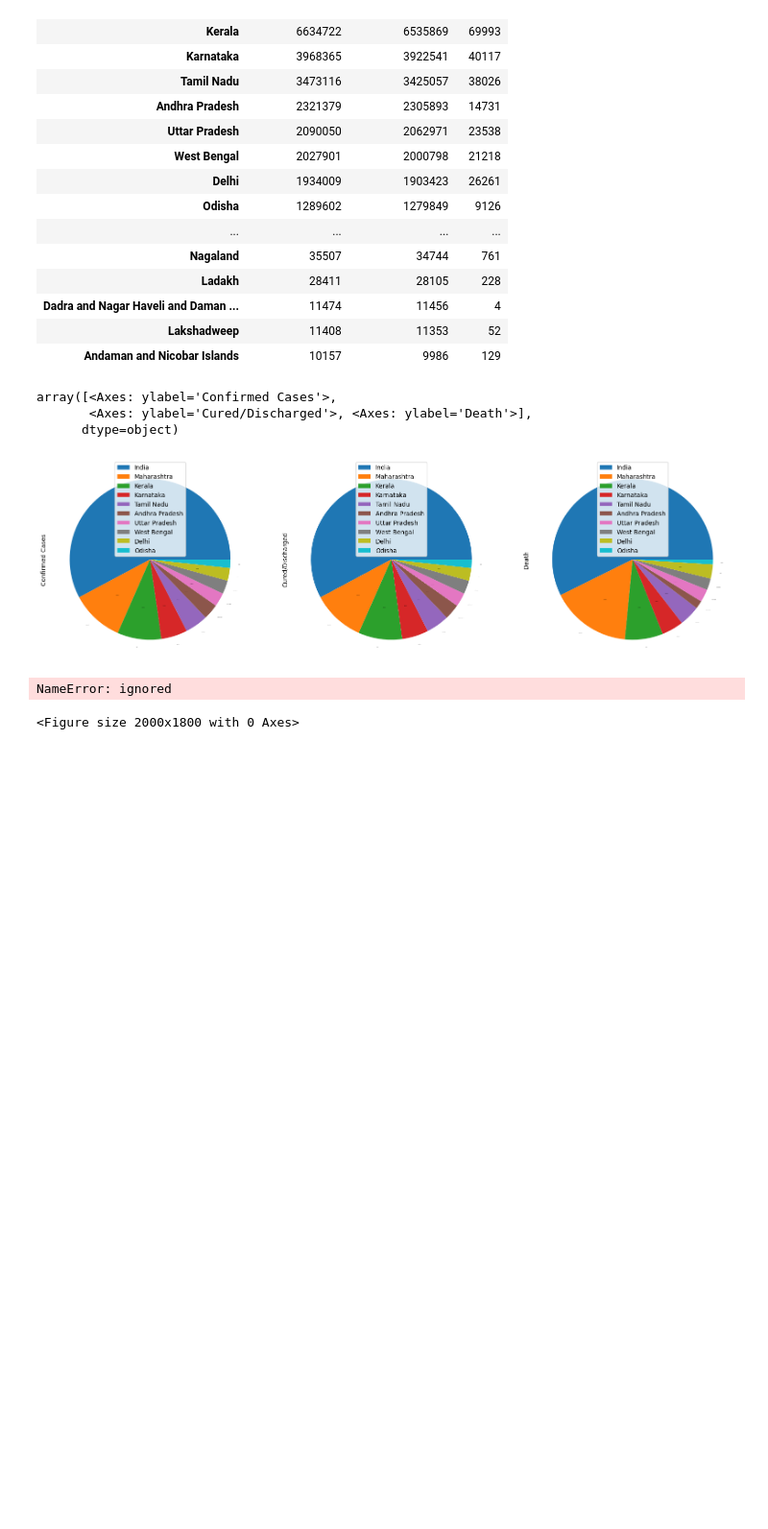
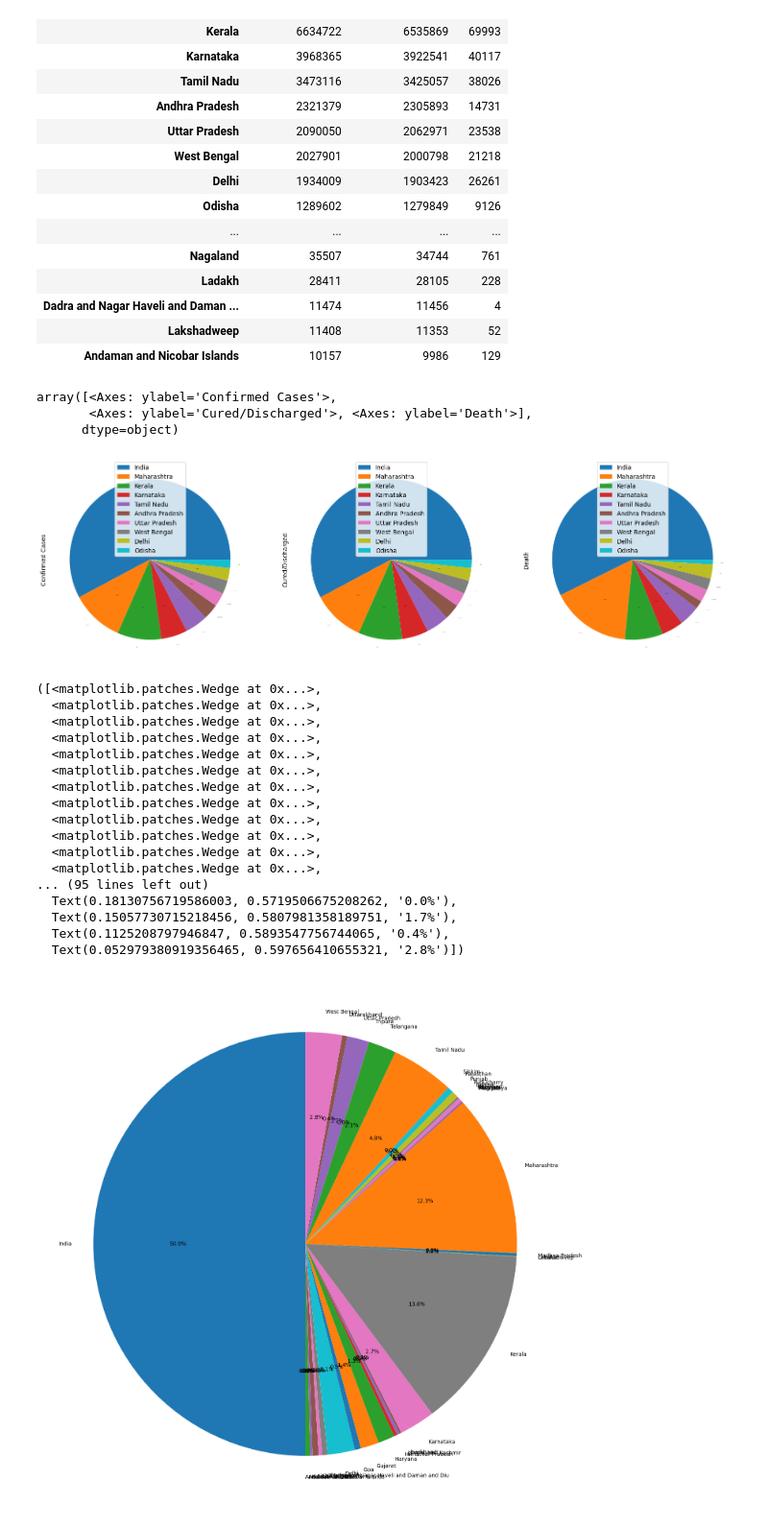
Before and after one commit to 1994shuklaanand/covid19-data-analysis, a Jupyter notebook: covid19_analysis.ipynb, the cells around one changed output. Shown: that part at 96% size. Cells and saved outputs as stored; diff of their text form; code cells hidden in the pictures; blank space fills up the shorter version.

```diff
--- a/covid19_analysis.ipynb
+++ b/covid19_analysis.ipynb
@@ -197,4 +197,8 @@ array([<Axes: ylabel='Confirmed Cases'>,
 [figure]
 # %%
 confirmed=data['Confirmed Cases']
+# %%
+Active=data['Active Cases']
+# %%
+state=data['State/UT']
 # %%
@@ -202,6 +206,22 @@ confirmed=data['Confirmed Cases']
 # %%
 plt.figure(figsize=(20, 18))
-plt.pie(confirmed, labels=state, autopct='%1.1f%%', startangle=90)
+plt.pie(Active, labels=state, autopct='%1.1f%%', startangle=90)
 # %% [output]
-NameError: ignored
+([<matplotlib.patches.Wedge at 0x...>,
+  <matplotlib.patches.Wedge at 0x...>,
+  <matplotlib.patches.Wedge at 0x...>,
+  <matplotlib.patches.Wedge at 0x...>,
+  <matplotlib.patches.Wedge at 0x...>,
+  <matplotlib.patches.Wedge at 0x...>,
+  <matplotlib.patches.Wedge at 0x...>,
+  <matplotlib.patches.Wedge at 0x...>,
+  <matplotlib.patches.Wedge at 0x...>,
+  <matplotlib.patches.Wedge at 0x...>,
+  <matplotlib.patches.Wedge at 0x...>,
+  <matplotlib.patches.Wedge at 0x...>,
+... (95 lines left out)
+  Text(0.18130756719586003, 0.5719506675208262, '0.0%'),
+  Text(0.15057730715218456, 0.5807981358189751, '1.7%'),
+  Text(0.1125208797946847, 0.5893547756744065, '0.4%'),
+  Text(0.052979380919356465, 0.597656410655321, '2.8%')])
-<Figure size 2000x1800 with 0 Axes>
+[figure, added]
```
Also changed, not shown: parts of 4 cells of this notebook.
